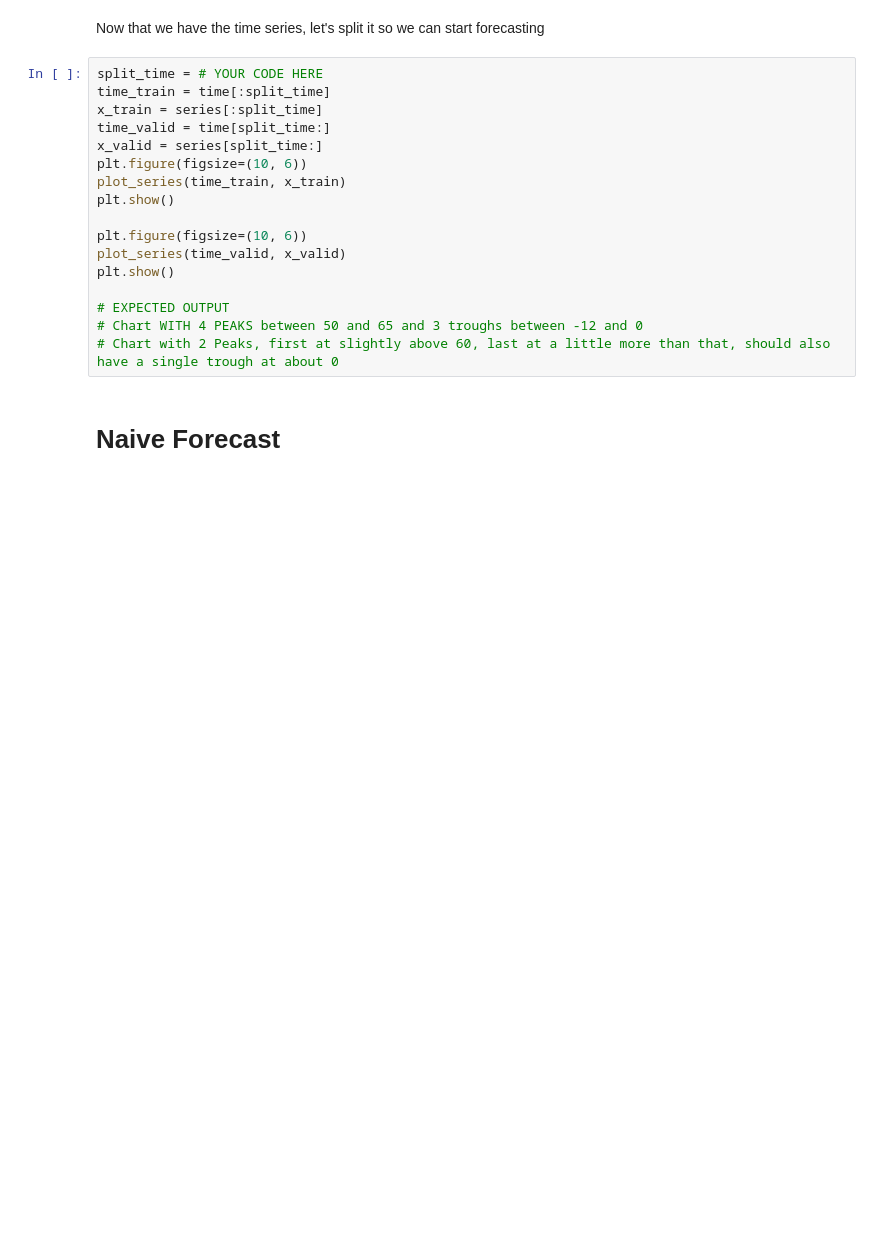
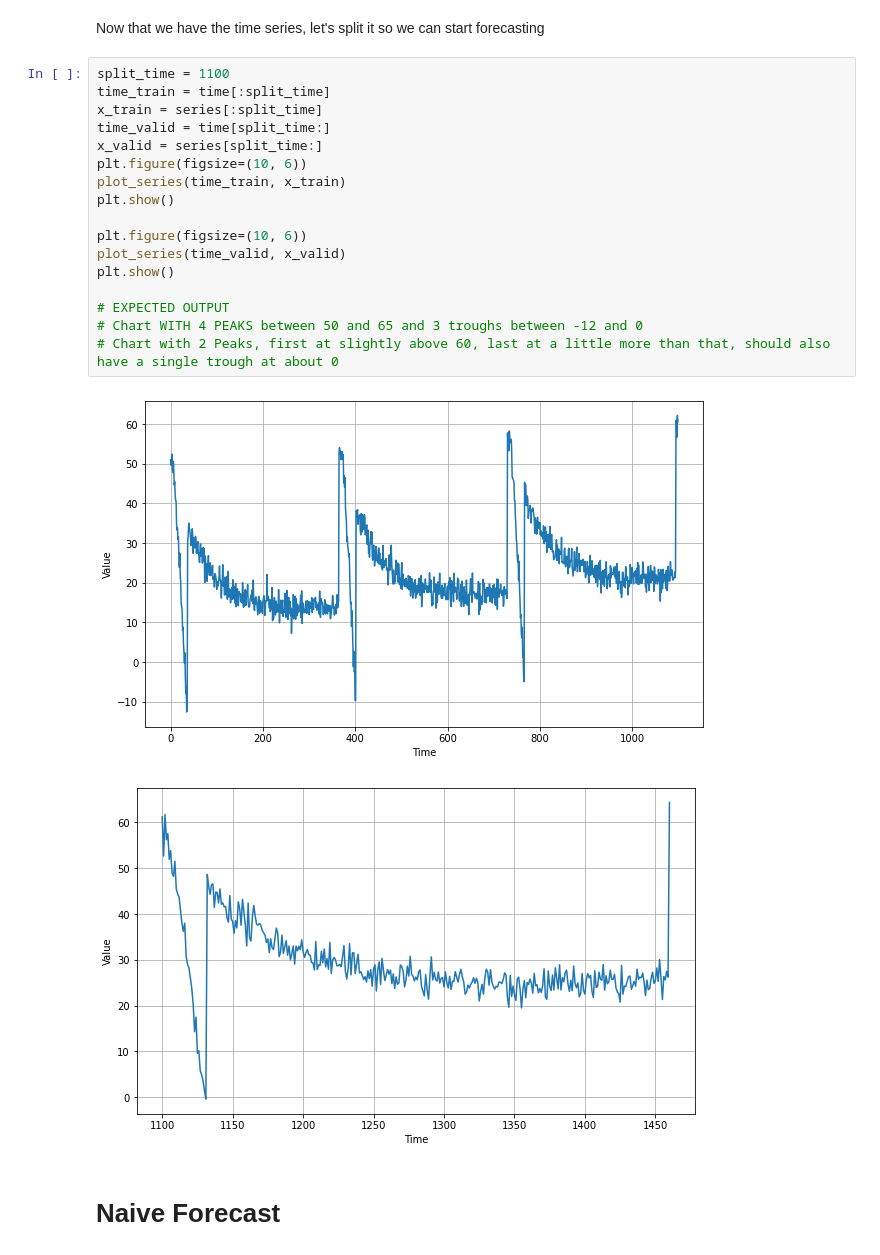
Before and after one commit to AlexNedyalkov/Deep-Learning-Time-Series-Andrew-Ng, a Jupyter notebook: Week_1_Exercise_Question.ipynb, the cells around one changed output. Drawn from its saved outputs; the diff is of its cells as text; blank space fills up the shorter version.

```diff
--- a/Week_1_Exercise_Question.ipynb
+++ b/Week_1_Exercise_Question.ipynb
@@ -58,21 +61,24 @@ plt.show()
 # %% [markdown]
 Now that we have the time series, let's split it so we can start forecasting
 # %%
-split_time = # YOUR CODE HERE
+split_time = 1100
 time_train = time[:split_time]
 x_train = series[:split_time]
 time_valid = time[split_time:]
 x_valid = series[split_time:]
 plt.figure(figsize=(10, 6))
 plot_series(time_train, x_train)
 plt.show()
 
 plt.figure(figsize=(10, 6))
 plot_series(time_valid, x_valid)
 plt.show()
 
 # EXPECTED OUTPUT
 # Chart WITH 4 PEAKS between 50 and 65 and 3 troughs between -12 and 0
 # Chart with 2 Peaks, first at slightly above 60, last at a little more than that, should also have a single trough at about 0
+# %% [output]
+[figure, added]
+[figure, added]
 # %% [markdown]
 # Naive Forecast
```
Also changed, not shown: parts of 12 cells of this notebook.
